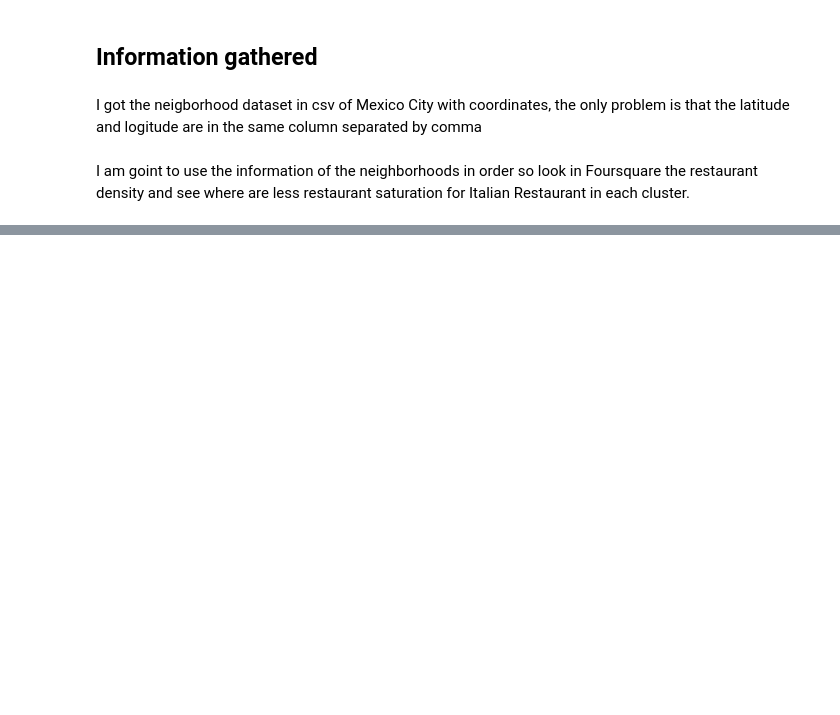
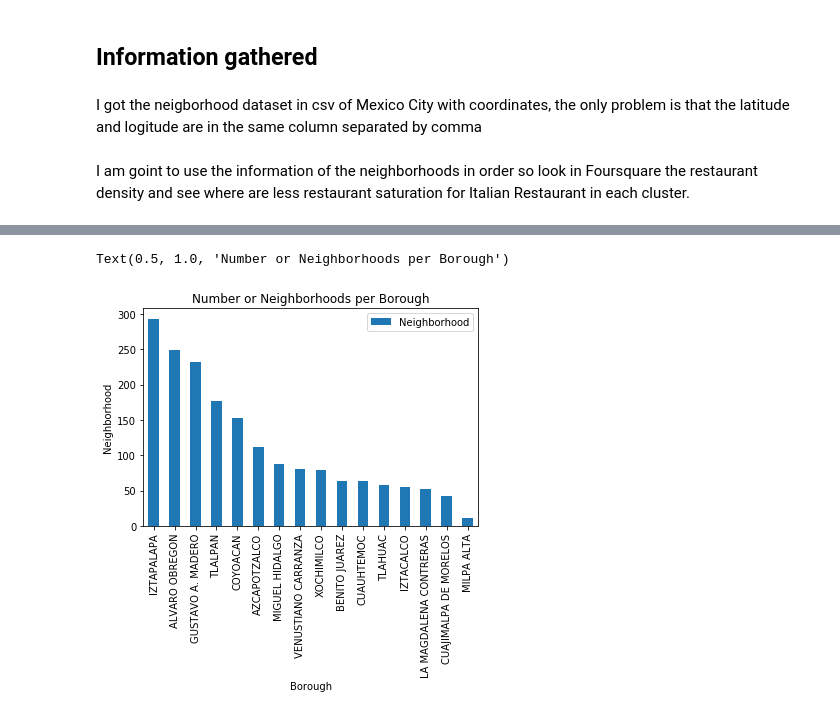
Before and after one commit to novfrost/Coursera_Capstone_IBM, a Jupyter notebook: The Battle of the Neighborhoods/TheBattleOfTheNeighborhoods.ipynb, the cells around one changed output, grey strips where cells are left out. Drawn from its saved outputs; the diff is of its cells as text; code cells hidden in the pictures; blank space fills up the shorter version.

```diff
--- a/The Battle of the Neighborhoods/TheBattleOfTheNeighborhoods.ipynb
+++ b/The Battle of the Neighborhoods/TheBattleOfTheNeighborhoods.ipynb
@@ -32,0 +55,4 @@ df.head()
+# %%
+#Dropping unnecessary columns from Colonias
+df_colonias.drop(columns=['ENTIDAD','Geo Shape','CVE_ALC','CVE_COL','SECC_COM','SECC_PAR'], inplace=True)
+df_colonias
@@ -32,0 +73,9 @@ df.head()
+# %%
+# Divide Geo Point column into latitude and longitude
+df_colonias[['Latitude','Longitude']] = df_colonias['Geo Point'].str.split(",", expand=True)
+df_colonias.drop('Geo Point', axis=1, inplace=True)
+
+
+# Convert objet to string
+df_colonias['Latitude'] = df_colonias['Latitude'].astype(float)
+df_colonias['Longitude'] = df_colonias['Longitude'].astype(float)
@@ -32,0 +98,3 @@ df.head()
+# %%
+# Delete empty Cells
+df_colonias.dropna(inplace=True)
@@ -32,0 +143,6 @@ df.head()
+# %%
+# Graph how many Neighborhooods are per Borough
+df_alcaldias = df_colonias['ALCALDIA'].value_counts().to_frame()
+df_alcaldias.reset_index(inplace=True)
+df_alcaldias.rename(columns={"index":"Borough", "ALCALDIA":"Neighborhood"}, errors="raise", inplace=True)
+df_alcaldias.head()
@@ -32,0 +156,8 @@ df.head()
+# %%
+df_alcaldias.plot.bar(x='Borough', y='Neighborhood')
+plt.xlabel('Borough') # add to x-label to the plot
+plt.ylabel('Neighborhood') # add y-label to the plot
+plt.title('Number or Neighborhoods per Borough') # add title to the plot
+# %% [output]
+Text(0.5, 1.0, 'Number or Neighborhoods per Borough')
+[figure, added]
```
Also changed, not shown: parts of 52 cells of this notebook, 14 other files.
